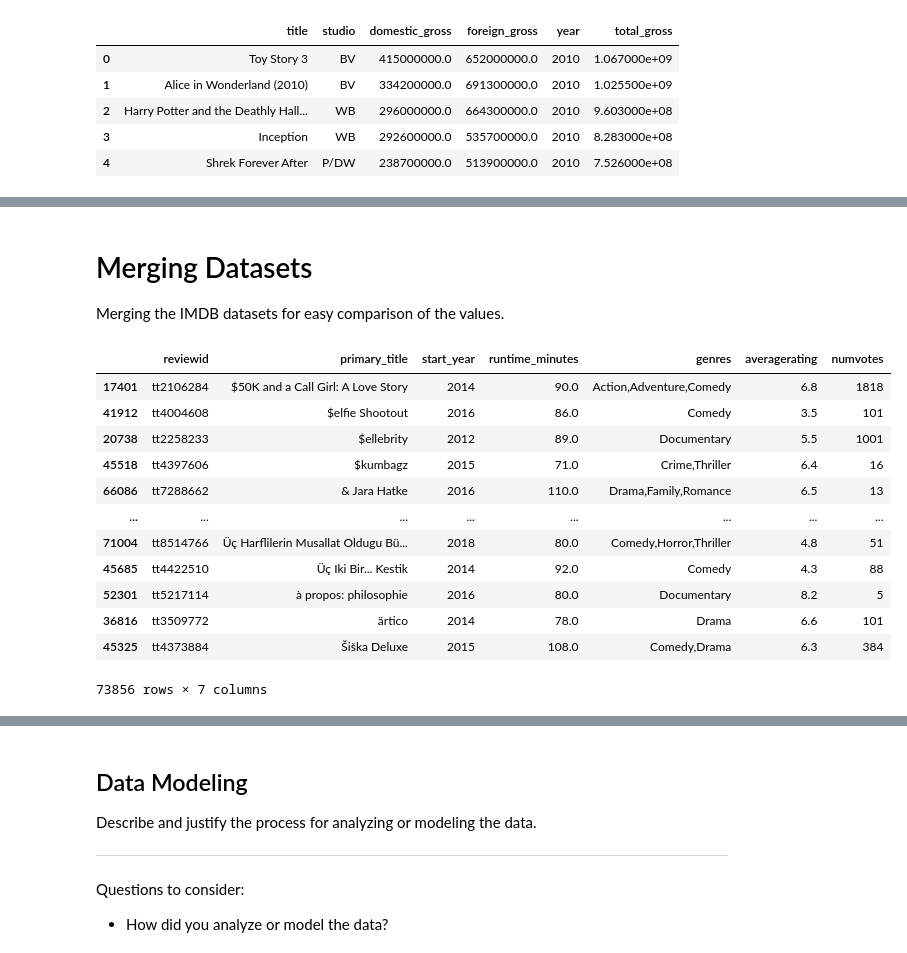
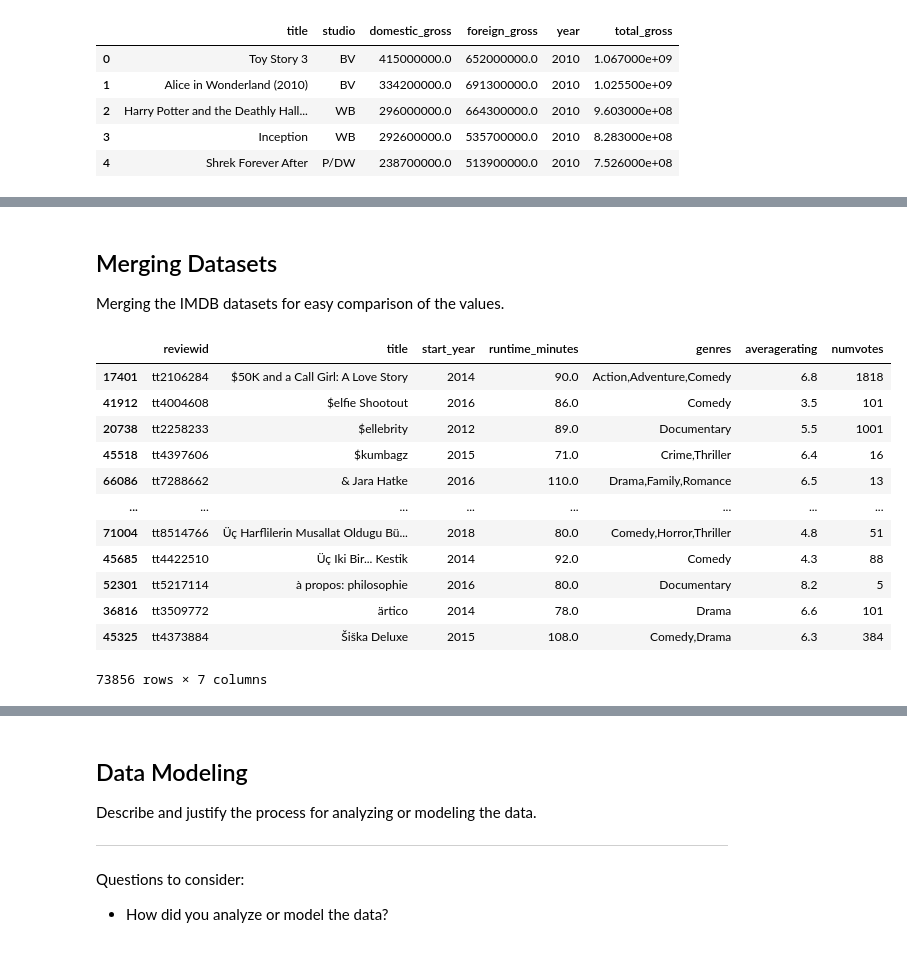
Before and after one commit to learn-co-curriculum/dsc-project-template, a Jupyter notebook: Microsoft_Movie_Analysis.ipynb, the cells around one changed output, grey strips where cells are left out. Saved outputs shown, nothing was run; the diff lists cells and outputs as text; code cells hidden in the pictures.

```diff
--- a/Microsoft_Movie_Analysis.ipynb
+++ b/Microsoft_Movie_Analysis.ipynb
@@ -42,8 +42,8 @@ import seaborn as sns
 %matplotlib inline
 # %%
 # Here you run your code to explore the data
-bom_gross = pd.read_csv('data/zippedData/bom.movie_gross.csv.gz')
-imdb_basics = pd.read_csv('data/zippedData/imdb.title.basics.csv.gz')
-imdb_ratings = pd.read_csv('data/zippedData/imdb.title.ratings.csv.gz')
+bom_gross = pd.read_csv('data/bom.movie_gross.csv.gz')
+imdb_basics = pd.read_csv('data/imdb.title.basics.csv.gz')
+imdb_ratings = pd.read_csv('data/imdb.title.ratings.csv.gz')
 # %%
 bom_gross.info()
@@ -225,16 +425,17 @@ bom_gross.head()
 # %% [markdown]
-# Merging Datasets
+## Merging Datasets
 Merging the IMDB datasets for easy comparison of the values.
 # %%
 # to_concat = [imdb_basics, imdb_ratings]
 # imdb_comb = pd.concat(to_concat)
 # imdb_comb
 #The above didn't seem to work. The lower solution works better.
 
 imdb_comb = pd.merge(imdb_basics, imdb_ratings, how = 'inner')
-imdb_comb.sort_values('primary_title')
+imdb_comb.rename(columns={'primary_title':'title'}, inplace=True)
+imdb_comb.sort_values('title')
 # %% [output]
-|  | reviewid | primary_title | start_year | runtime_minutes | genres | averagerating | numvotes |
+|  | reviewid | title | start_year | runtime_minutes | genres | averagerating | numvotes |
 | 17401 | tt2106284 | $50K and a Call Girl: A Love Story | 2014 | 90.0 | Action,Adventure,Comedy | 6.8 | 1818 |
 | 41912 | tt4004608 | $elfie Shootout | 2016 | 86.0 | Comedy | 3.5 | 101 |
 | 20738 | tt2258233 | $ellebrity | 2012 | 89.0 | Documentary | 5.5 | 1001 |
```
Also changed, not shown: parts of 50 cells of this notebook, 15 other files.
